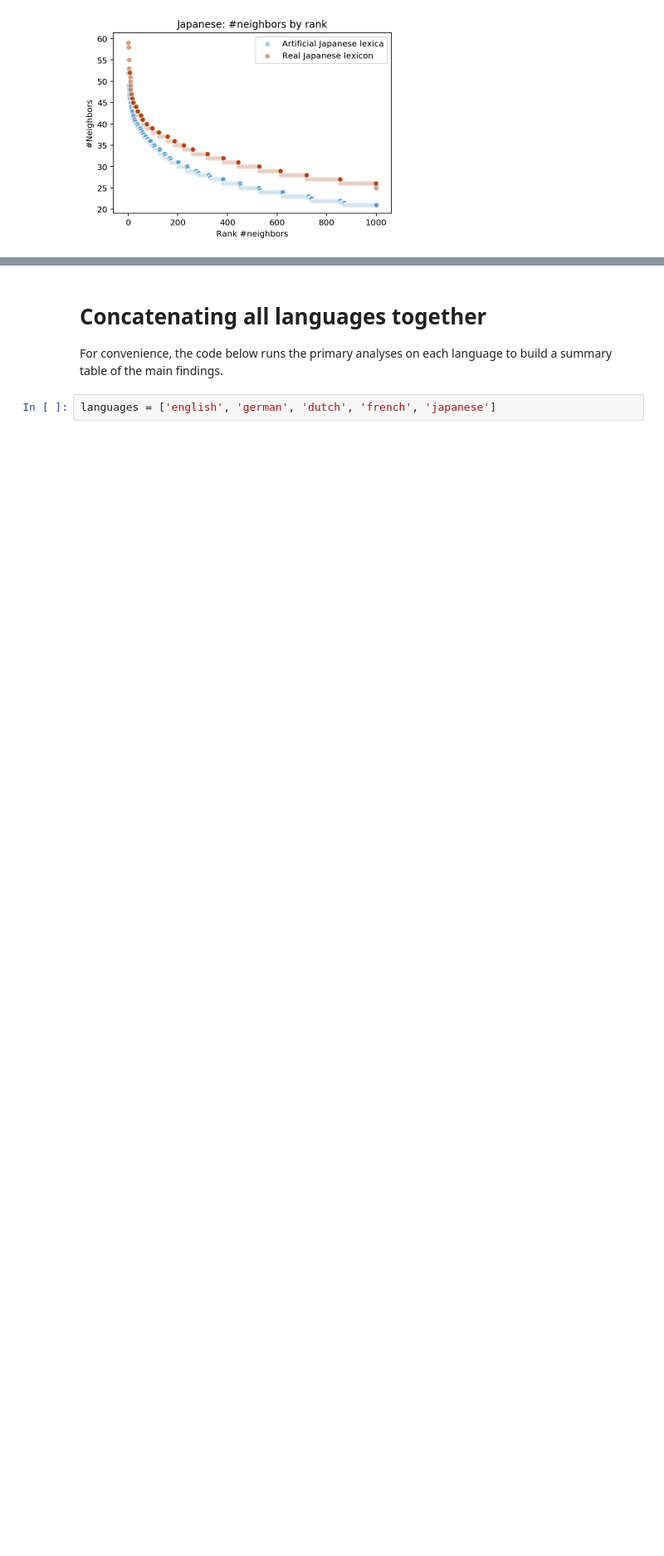
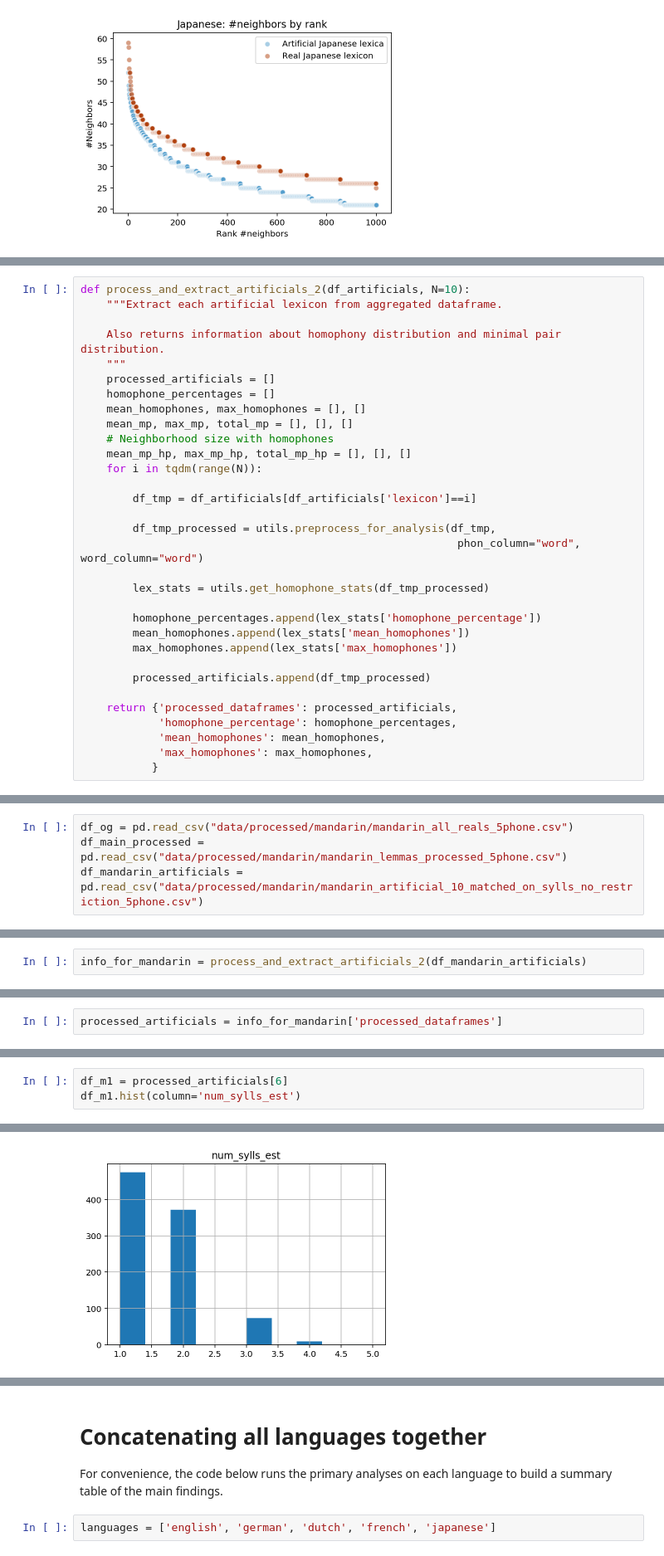
Before and after one commit to seantrott/homophone_simulations, a Jupyter notebook: Homophony in real and artificial lexica.ipynb, the cells around one changed output, grey strips where cells are left out. Shown at 83% size. Cells and saved outputs as stored; diff of their text form; blank space fills up the shorter version.

```diff
--- a/Homophony in real and artificial lexica.ipynb
+++ b/Homophony in real and artificial lexica.ipynb
@@ -673,0 +676,32 @@ plt.savefig("Figures/japanese/data_visualizations/rank_neighbors.png", dpi=300)
+# %%
+def process_and_extract_artificials_2(df_artificials, N=10):
+    """Extract each artificial lexicon from aggregated dataframe.
+
+    Also returns information about homophony distribution and minimal pair distribution.
+    """
+    processed_artificials = []
+    homophone_percentages = []
+    mean_homophones, max_homophones = [], []
+    mean_mp, max_mp, total_mp = [], [], []
+    # Neighborhood size with homophones
+    mean_mp_hp, max_mp_hp, total_mp_hp = [], [], []
+    for i in tqdm(range(N)):
+
+        df_tmp = df_artificials[df_artificials['lexicon']==i]
+
+        df_tmp_processed = utils.preprocess_for_analysis(df_tmp,
+                                                          phon_column="word", word_column="word")
+
+        lex_stats = utils.get_homophone_stats(df_tmp_processed)
+
+        homophone_percentages.append(lex_stats['homophone_percentage'])
+        mean_homophones.append(lex_stats['mean_homophones'])
+        max_homophones.append(lex_stats['max_homophones'])
+
+        processed_artificials.append(df_tmp_processed)
+
+    return {'processed_dataframes': processed_artificials,
+            'homophone_percentage': homophone_percentages,
+            'mean_homophones': mean_homophones,
+            'max_homophones': max_homophones,
+           }
@@ -673,0 +710,4 @@ plt.savefig("Figures/japanese/data_visualizations/rank_neighbors.png", dpi=300)
+# %%
+df_og = pd.read_csv("data/processed/mandarin/mandarin_all_reals_5phone.csv")
+df_main_processed = pd.read_csv("data/processed/mandarin/mandarin_lemmas_processed_5phone.csv")
+df_mandarin_artificials = pd.read_csv("data/processed/mandarin/mandarin_artificial_10_matched_on_sylls_no_restriction_5phone.csv")
@@ -673,0 +733,2 @@ plt.savefig("Figures/japanese/data_visualizations/rank_neighbors.png", dpi=300)
+# %%
+info_for_mandarin = process_and_extract_artificials_2(df_mandarin_artificials)
@@ -673,0 +766,2 @@ plt.savefig("Figures/japanese/data_visualizations/rank_neighbors.png", dpi=300)
+# %%
+processed_artificials = info_for_mandarin['processed_dataframes']
@@ -673,0 +819,4 @@ plt.savefig("Figures/japanese/data_visualizations/rank_neighbors.png", dpi=300)
+# %%
+df_m1 = processed_artificials[6]
+df_m1.hist(column='num_sylls_est')
+# %% [output]
@@ -673,0 +825 @@ plt.savefig("Figures/japanese/data_visualizations/rank_neighbors.png", dpi=300)
+[figure, added]
```
Also changed, not shown: parts of 18 cells of this notebook, 3 other files.
